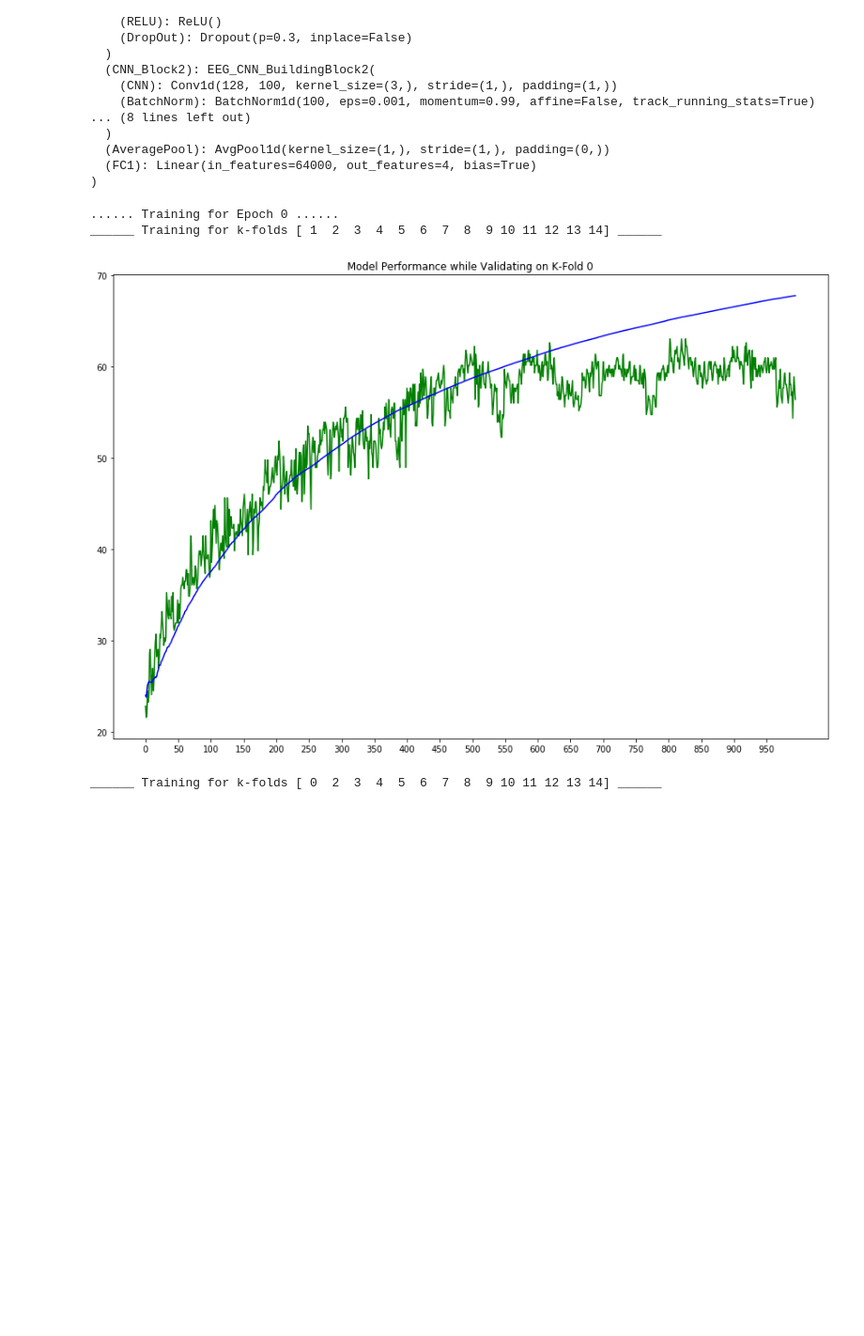
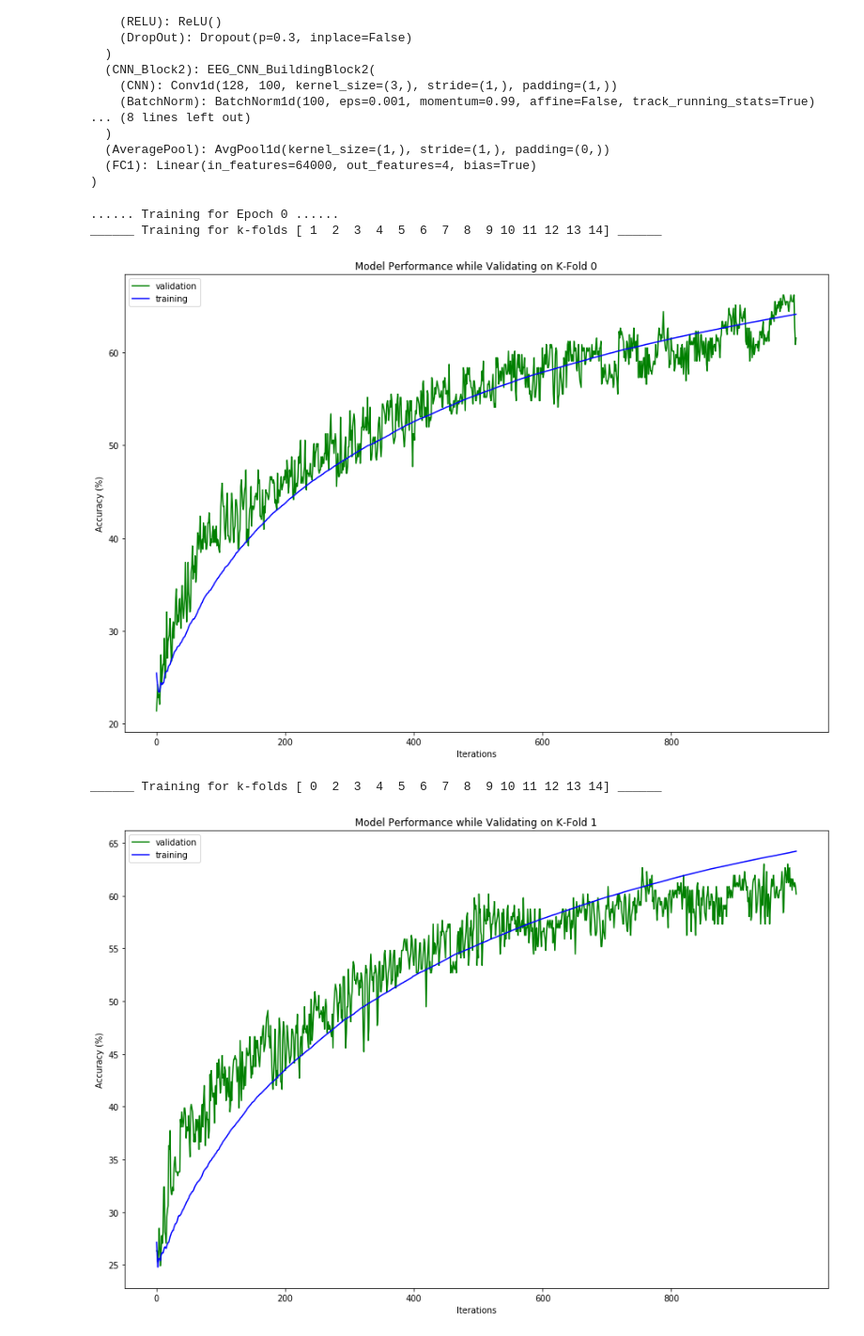
Before and after one commit to BarbBoyaji/eeg-time-series-classification, a Jupyter notebook: LSTM_FCN_Combination_Model.ipynb, the cells around one changed output. Shown at 94% size. Drawn from its saved outputs; the diff is of its cells as text; code cells hidden in the pictures; blank space fills up the shorter version.

```diff
--- a/LSTM_FCN_Combination_Model.ipynb
+++ b/LSTM_FCN_Combination_Model.ipynb
@@ -66,10 +85,17 @@ def normalize(x):
 # %%
 def plot_val_train(validation_acc, train_acc, k, its):
   f = plt.figure(figsize=(15, 10))
-  plt.title(f"Model Performance while Validating on K-Fold {k}")
-  plt.plot(validation_acc, 'g-')
-  plt.plot(train_acc, 'b-')
-  plt.xticks(np.arange(0, its, step=50))  # Set label locations.
+  if mode == "All":
+    plt.title(f"Model Performance while Validating on K-Fold {k}")
+  elif mode == "One":
+    plt.title(f"Model Performance While Training on One Person {k}")
+
+  plt.plot(validation_acc, 'g-', label='validation')
+  plt.plot(train_acc, 'b-', label='training')
+  plt.xticks(np.arange(0, its, step=200))  # Set label locations.
+  plt.xlabel("Iterations")
+  plt.ylabel("Accuracy (%)")
+  plt.legend()
   return f
 # %%
 def smooth(x,window_size=11,window='hanning'):
@@ -105,10 +131,10 @@ Augmenting the Dataset does Wonders! Without it, we could not exceed 40% validat
 Smoothed = augment_data(X_train_valid, 11,'hanning')
 Normalized = normalize(Xtrain)
 
-idx1 = np.arange(X_train_valid.shape[2]//2)
+idx1 = np.arange(X_train_valid.shape[0]//2)
 np.random.shuffle(idx1)
 
-idx2 = np.arange(X_train_valid.shape[2]//2)
+idx2 = np.arange(X_train_valid.shape[0]//2)
 np.random.shuffle(idx2)
 
 OutX = torch.cat((Xtrain, Smoothed[idx1], Normalized[idx2]),0)
@@ -311,42 +337,46 @@ for epoch in range(epochs):
 
         #predict
         #pred = F.softmax(predict, 1)
         values, predicted_classes = torch.max(predict, 1)
         expected_classes = map_to_class(yvalid)
         correct = (1*(predicted_classes == expected_classes.to('cuda:0'))).sum()
         total =float(predicted_classes.size(0))
 
         #evaluate
         validation_accuracy = 100*(correct/total)
         training_accuracy = 100*(train_correct/train_total)
 
         #print(f"correct: {correct}, total: {total}")
         #print(f"prediction: {predicted_classes}\nexpected_classes: {expected_classes}")
         #print(f"Iteration: {iter_}, Loss: {probs.item()}, Validation Accuracy: {validation_accuracy}%, Training Accuracy: {training_accuracy}%\n")
 
         #store info for graphing later
         validation_store[k].append(validation_accuracy.item())
         loss_store[k].append(probs.item())
         training_store[k].append(training_accuracy.item())
 
         #--- Early stopping criterion here --- #
-        if validation_accuracy > 89.0:
-          #store
-          print("Early Stopping!")
-          stop_now = True
-          break
+        #if k > 0:
+          #if abs(loss_store[k][len(loss_store[k])-2] - loss_store[k][len(loss_store[k])-1]) < 1e-3:
+            #print("Early Stopping!")
+            #stop_now = True
+            #break
 
-    #iterate the validate fold
-    validate_fold +=1
+    #plot things
+    plot = plot_val_train(validation_store[k], training_store[k], k, iterations)
+    plt.show(plot)
 
     #store the model
     model_store.append(copy.deepcopy(combo_model))
 
-    #plot things
-    plot = plot_val_train(validation_store[k], training_store[k], k, iterations)
-    plt.show(plot)
+    if mode == "All":
+      #iterate the validate fold
+      validate_fold +=1
+    elif mode == "One":
+      break
 # %% [output]
 ...... Training for Epoch 0 ......
 ______ Training for k-folds [ 1  2  3  4  5  6  7  8  9 10 11 12 13 14] ______
-[figure, old version]
+[figure, new version]
 ______ Training for k-folds [ 0  2  3  4  5  6  7  8  9 10 11 12 13 14] ______
+[figure, added]
```
Also changed, not shown: parts of 13 cells of this notebook, 6 other files.
